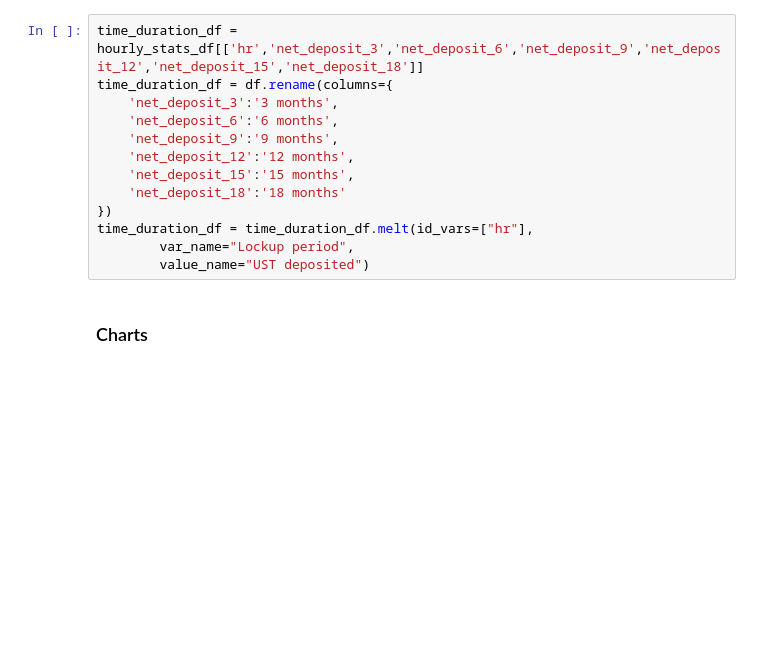
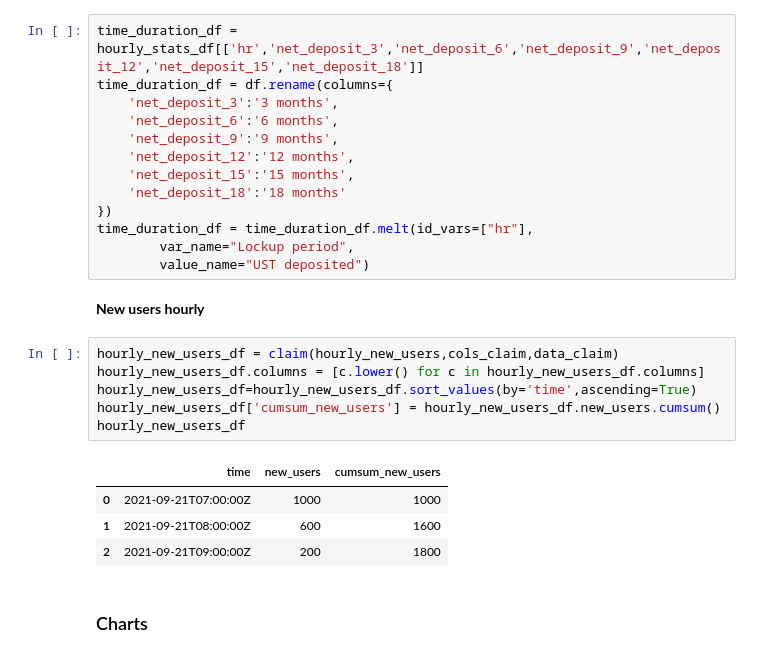
Before and after one commit to IncioMan/mars_lockdrop, a Jupyter notebook: notebook/Mars Lockdrop.ipynb, the cells around one changed output. Saved outputs shown, nothing was run; the diff lists cells and outputs as text; blank space fills up the shorter version.

```diff
--- a/notebook/Mars Lockdrop.ipynb
+++ b/notebook/Mars Lockdrop.ipynb
@@ -153,5 +150,18 @@ time_duration_df = df.rename(columns={
 time_duration_df = time_duration_df.melt(id_vars=["hr"],
         var_name="Lockup period",
         value_name="UST deposited")
+# %% [markdown]
+**New users hourly**
+# %%
+hourly_new_users_df = claim(hourly_new_users,cols_claim,data_claim)
+hourly_new_users_df.columns = [c.lower() for c in hourly_new_users_df.columns]
+hourly_new_users_df=hourly_new_users_df.sort_values(by='time',ascending=True)
+hourly_new_users_df['cumsum_new_users'] = hourly_new_users_df.new_users.cumsum()
+hourly_new_users_df
+# %% [output]
+|  | time | new_users | cumsum_new_users |
+| 0 | 2021-09-21T07:00:00Z | 1000 | 1000 |
+| 1 | 2021-09-21T08:00:00Z | 600 | 1600 |
+| 2 | 2021-09-21T09:00:00Z | 200 | 1800 |
 # %% [markdown]
 ### Charts
```
Also changed, not shown: parts of 7 cells of this notebook, 3 other files.
